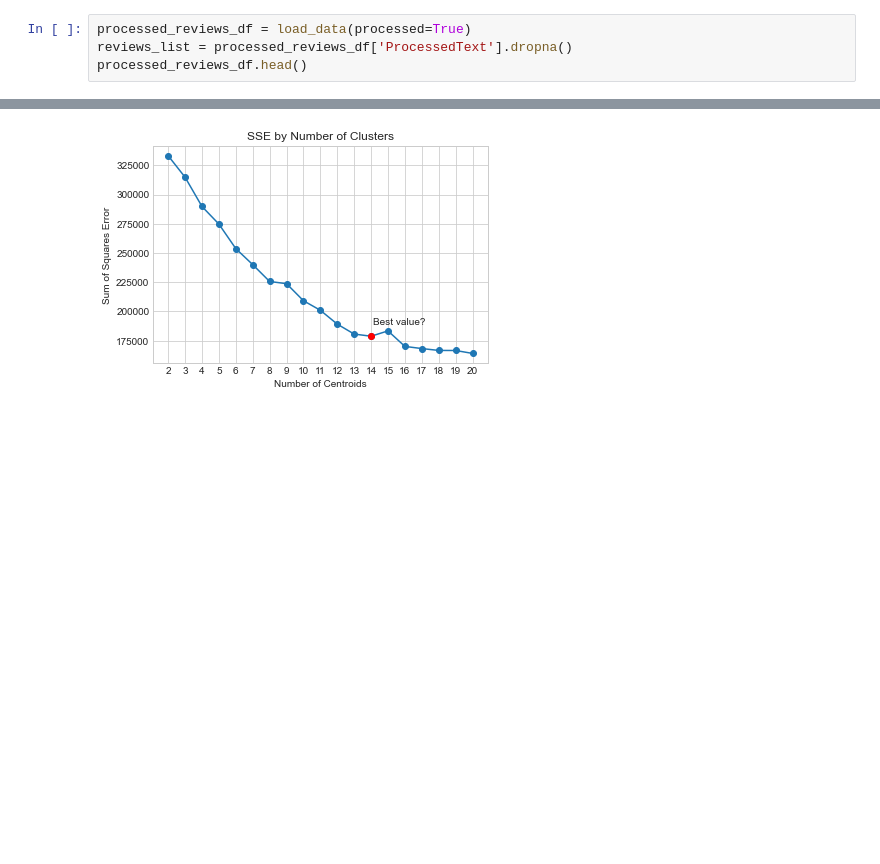
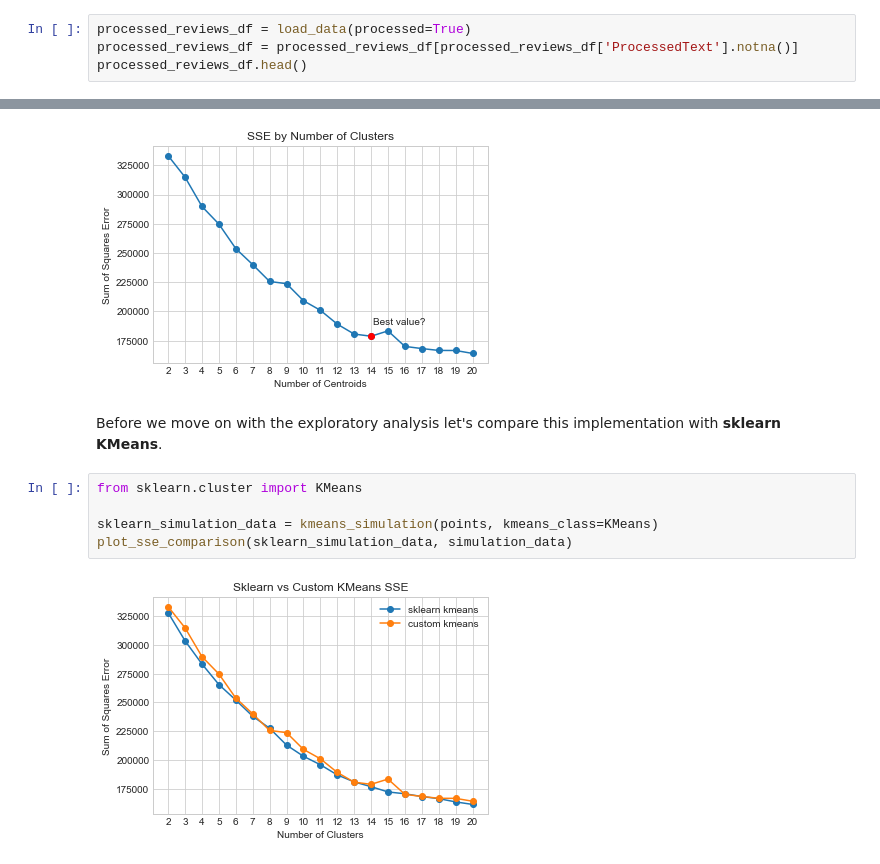
Before and after one commit to msterpa87/ADM-HW4, a Jupyter notebook: main.ipynb, the cells around one changed output, grey strips where cells are left out. Drawn from its saved outputs; the diff is of its cells as text; blank space fills up the shorter version.

Commit message:
exploratory data analysis

```diff
--- a/main.ipynb
+++ b/main.ipynb
@@ -56,7 +57,7 @@ reviews_df.head()
 First we need to preprocess the Text column, we can do this by changing the call to `load_data()` and if the preprocessed `.csv` has not been generated before it will do it on the fly.
 # %%
 processed_reviews_df = load_data(processed=True)
-reviews_list = processed_reviews_df['ProcessedText'].dropna()
+processed_reviews_df = processed_reviews_df[processed_reviews_df['ProcessedText'].notna()]
 processed_reviews_df.head()
 # %% [output]
 |  | ProductId | UserId | Score | Text | ProcessedText |
@@ -102,3 +103,12 @@ simulation_data = kmeans_simulation(points)
 plot_sse(simulation_data)
 # %% [output]
 [figure]
+# %% [markdown]
+Before we move on with the exploratory analysis let's compare this implementation with **sklearn KMeans**.
+# %%
+from sklearn.cluster import KMeans
+
+sklearn_simulation_data = kmeans_simulation(points, kmeans_class=KMeans)
+plot_sse_comparison(sklearn_simulation_data, simulation_data)
+# %% [output]
+[figure, added]
```
Also changed, not shown: parts of 7 cells of this notebook, 3 other files.
